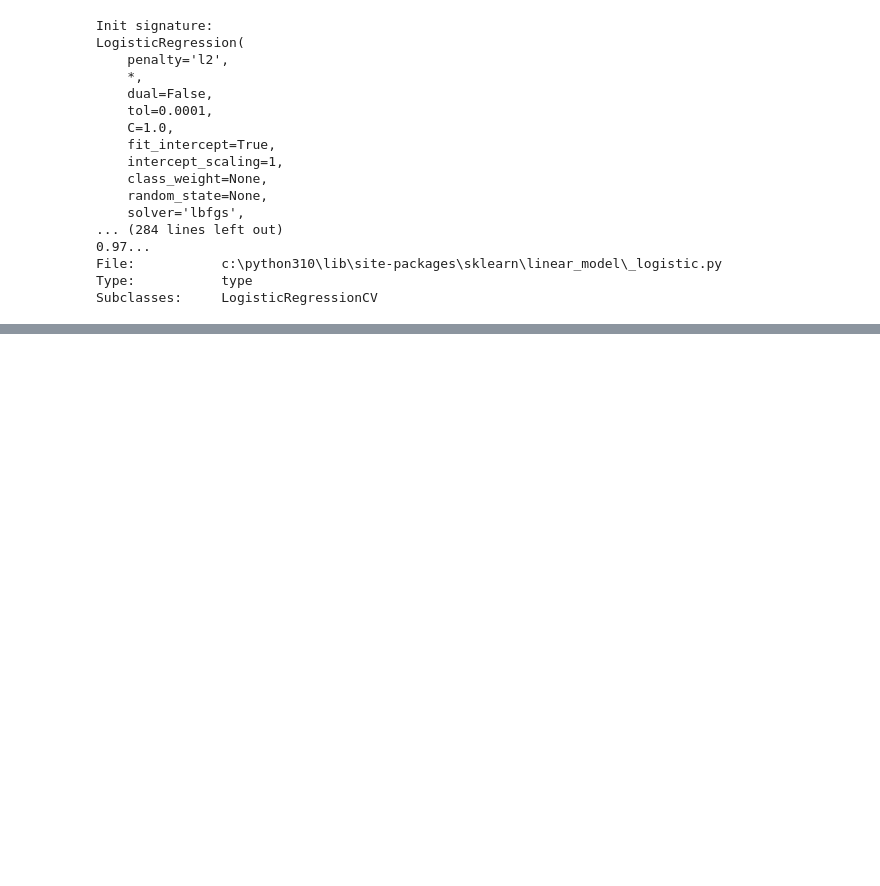
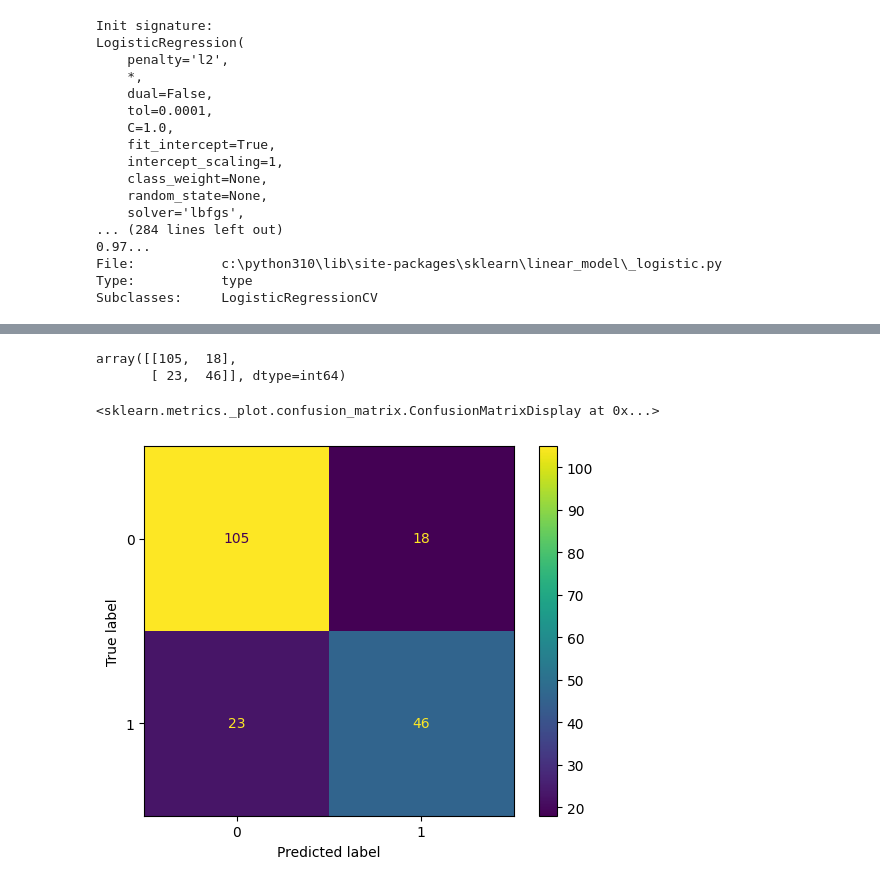
Before and after one commit to dexnay/big-data-2024-08, a Jupyter notebook: sklearn/log_regression_ex_1.ipynb, the cells around one changed output, grey strips where cells are left out. Drawn from its saved outputs; the diff is of its cells as text; code cells hidden in the pictures; blank space fills up the shorter version.

Commit message:
add sklearn examples

```diff
--- a/sklearn/log_regression_ex_1.ipynb
+++ b/sklearn/log_regression_ex_1.ipynb
@@ -60,9 +60,9 @@ from sklearn.model_selection import GridSearchCV
 params = {
     'C': [x/10.0 for x in range(1, 100)],
     'penalty': ['l1', 'l2', 'elasticnet'],
-    'solver' ['lbfgs', 'liblinear', 'newton-cg', 'newton-cholesky', 'sag', 'saga']
+    'solver': ['lbfgs', 'liblinear', 'newton-cg', 'newton-cholesky', 'sag', 'saga']
 }
 clf = LogisticRegression()
 
-search = GridSearch(clf, params, scoring='f1_micro')
+search = GridSearchCV(clf, params, scoring='f1_micro')
 search.fit(x,y)
@@ -72,0 +88,14 @@ print(search.best_params_)
+# %%
+y_pred = best_lr.predict(x_test)
+
+from sklearn.metrics import confusion_matrix, ConfusionMatrixDisplay
+cm = confusion_matrix(y_test, y_pred)
+cm
+# %% [output]
+array([[105,  18],
+       [ 23,  46]], dtype=int64)
+# %%
+ConfusionMatrixDisplay(confusion_matrix=cm).plot()
+# %% [output]
+<sklearn.metrics._plot.confusion_matrix.ConfusionMatrixDisplay at 0x...>
+[figure, added]
```
Also changed, not shown: parts of 4 cells of this notebook.
